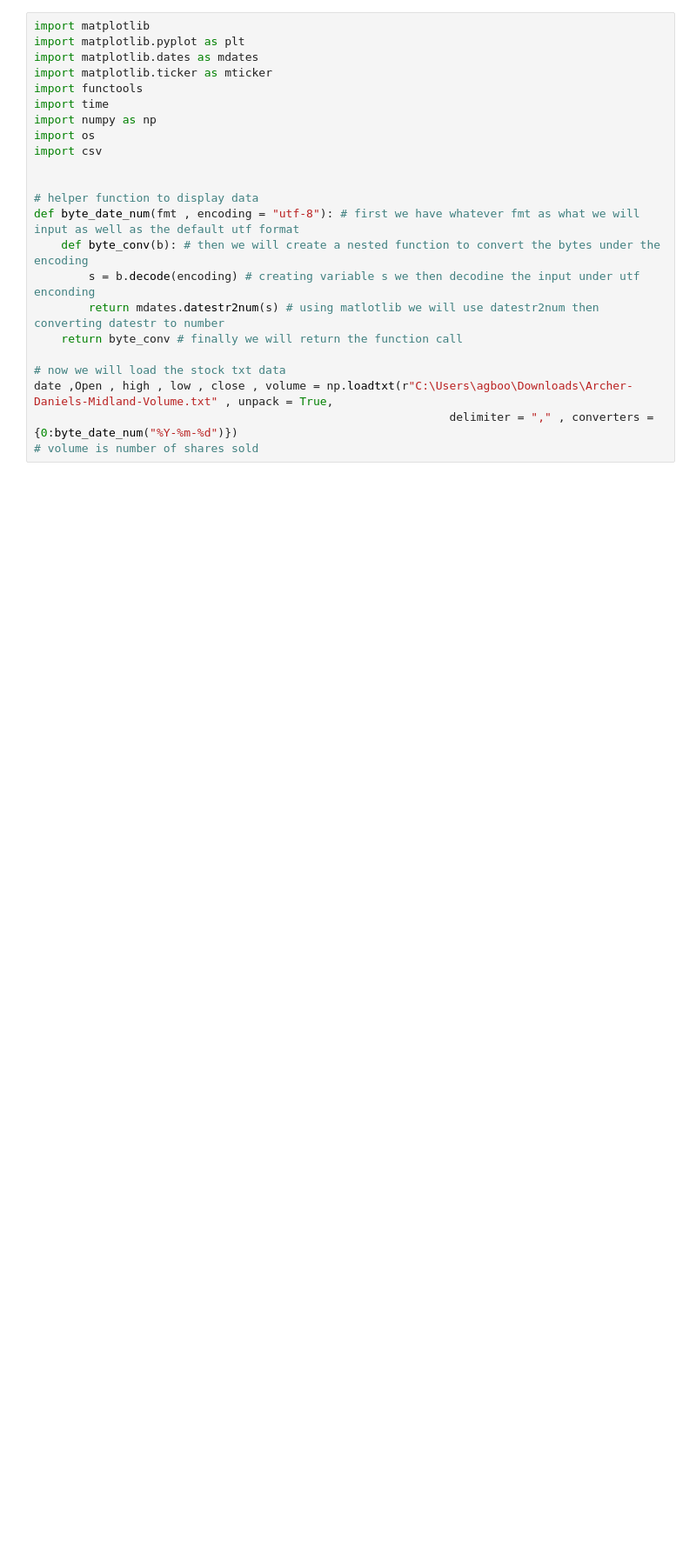
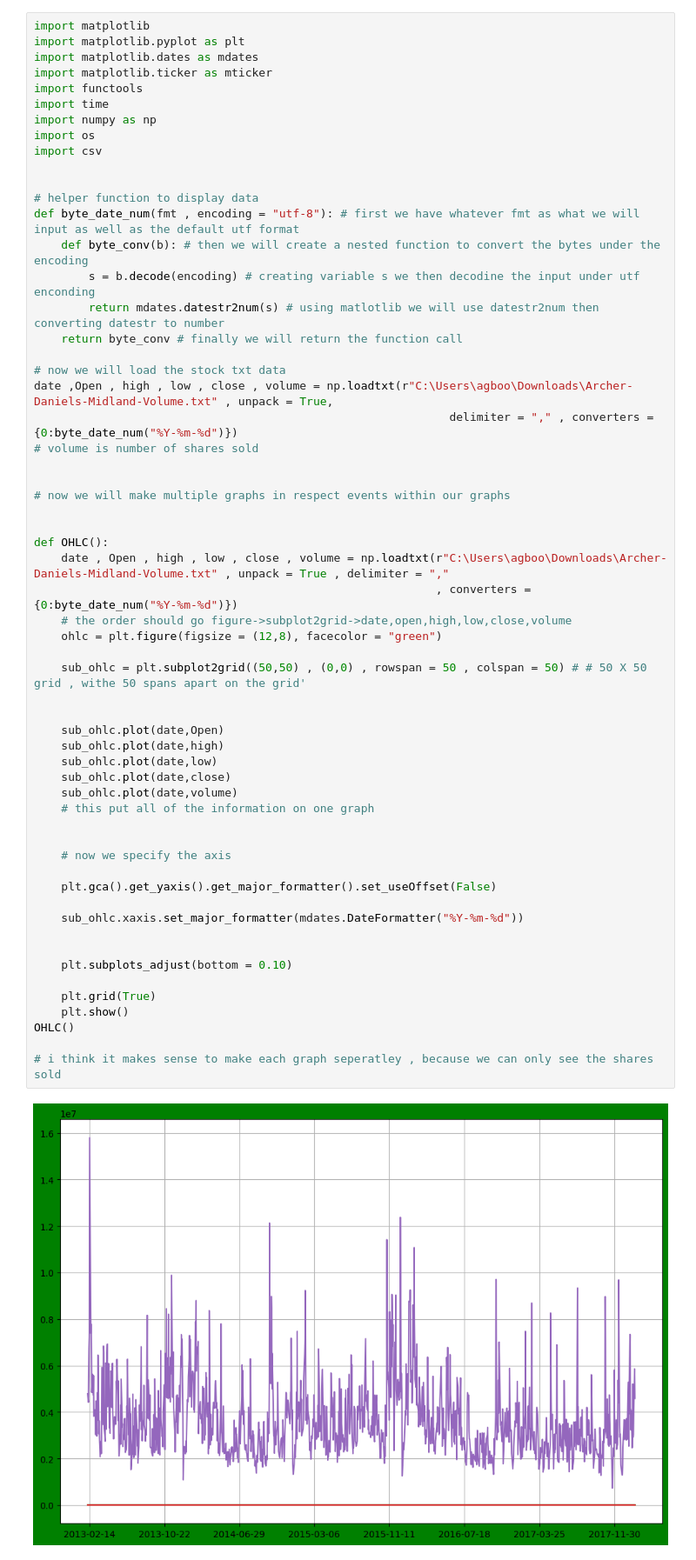
Before and after one commit to zeerkius/Stock-Prediction, a Jupyter notebook: ADM_Prediction.ipynb, the cells around one changed output. Shown at 87% size. Saved outputs shown, nothing was run; the diff lists cells and outputs as text; blank space fills up the shorter version.

Commit message:
Add files via upload
This is me trying to put all open , high , low , close and stocks shared on one chart, but it seems better to put it on separate charts

```diff
--- a/ADM_Prediction.ipynb
+++ b/ADM_Prediction.ipynb
@@ -1,23 +1,61 @@
 # %%
 import matplotlib
 import matplotlib.pyplot as plt
 import matplotlib.dates as mdates
 import matplotlib.ticker as mticker
 import functools
 import time
 import numpy as np
 import os
 import csv
 
 
 # helper function to display data
 def byte_date_num(fmt , encoding = "utf-8"): # first we have whatever fmt as what we will input as well as the default utf format
     def byte_conv(b): # then we will create a nested function to convert the bytes under the encoding
         s = b.decode(encoding) # creating variable s we then decodine the input under utf enconding
         return mdates.datestr2num(s) # using matlotlib we will use datestr2num then converting datestr to number
     return byte_conv # finally we will return the function call
 
 # now we will load the stock txt data
 date ,Open , high , low , close , volume = np.loadtxt(r"C:\Users\agboo\Downloads\Archer-Daniels-Midland-Volume.txt" , unpack = True,
                                                              delimiter = "," , converters = {0:byte_date_num("%Y-%m-%d")})
 # volume is number of shares sold
+
+
+# now we will make multiple graphs in respect events within our graphs
+
+
+def OHLC():
+    date , Open , high , low , close , volume = np.loadtxt(r"C:\Users\agboo\Downloads\Archer-Daniels-Midland-Volume.txt" , unpack = True , delimiter = ","
+                                                           , converters = {0:byte_date_num("%Y-%m-%d")})
+    # the order should go figure->subplot2grid->date,open,high,low,close,volume
+    ohlc = plt.figure(figsize = (12,8), facecolor = "green")
+
+    sub_ohlc = plt.subplot2grid((50,50) , (0,0) , rowspan = 50 , colspan = 50) # # 50 X 50 grid , withe 50 spans apart on the grid'
+
+
+    sub_ohlc.plot(date,Open)
+    sub_ohlc.plot(date,high)
+    sub_ohlc.plot(date,low)
+    sub_ohlc.plot(date,close)
+    sub_ohlc.plot(date,volume)
+    # this put all of the information on one graph
+
+
+    # now we specify the axis
+
+    plt.gca().get_yaxis().get_major_formatter().set_useOffset(False)
+
+    sub_ohlc.xaxis.set_major_formatter(mdates.DateFormatter("%Y-%m-%d"))
+
+
+    plt.subplots_adjust(bottom = 0.10)
+
+    plt.grid(True)
+    plt.show()
+OHLC()
+
+# i think it makes sense to make each graph seperatley , because we can only see the shares sold
+# %% [output]
+[figure, added]
```
